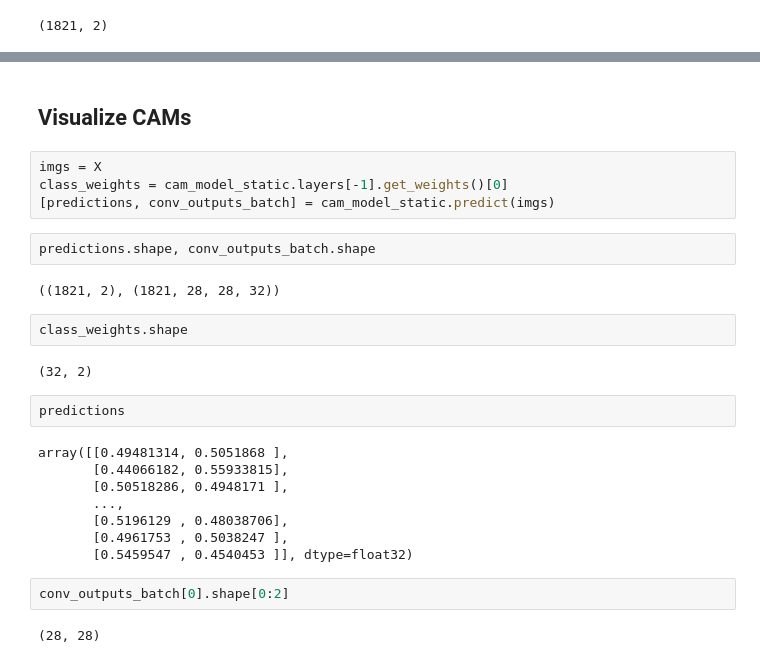
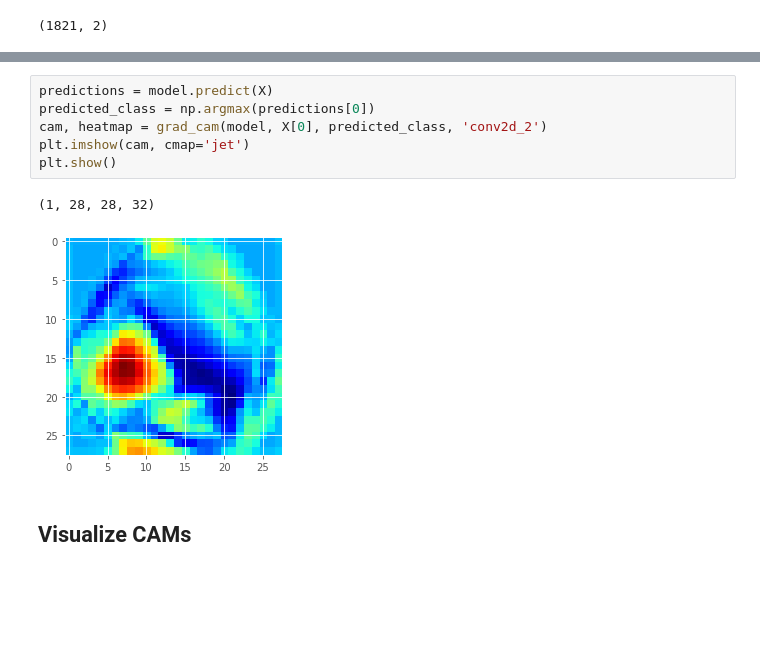
Before and after one commit to pdpino/EEG-Classification, a Jupyter notebook: Train.ipynb, the cells around one changed output, grey strips where cells are left out. Cells and saved outputs as stored; diff of their text form; blank space fills up the shorter version.

```diff
--- a/Train.ipynb
+++ b/Train.ipynb
@@ -260,28 +264,11 @@ cam_model_static.compile(loss='categorical_crossentropy', optimizer=opt, metrics
+# %%
+predictions = model.predict(X)
+predicted_class = np.argmax(predictions[0])
+cam, heatmap = grad_cam(model, X[0], predicted_class, 'conv2d_2')
+plt.imshow(cam, cmap='jet')
+plt.show()
+# %% [output]
+(1, 28, 28, 32)
+[figure, added]
 # %% [markdown]
 ## Visualize CAMs
-# %%
-imgs = X
-class_weights = cam_model_static.layers[-1].get_weights()[0]
-[predictions, conv_outputs_batch] = cam_model_static.predict(imgs)
-# %%
-predictions.shape, conv_outputs_batch.shape
-# %% [output]
-((1821, 2), (1821, 28, 28, 32))
-# %%
-class_weights.shape
-# %% [output]
-(32, 2)
-# %%
-predictions
-# %% [output]
-array([[0.49481314, 0.5051868 ],
-       [0.44066182, 0.55933815],
-       [0.50518286, 0.4948171 ],
-       ...,
-       [0.5196129 , 0.48038706],
-       [0.4961753 , 0.5038247 ],
-       [0.5459547 , 0.4540453 ]], dtype=float32)
-# %%
-conv_outputs_batch[0].shape[0:2]
-# %% [output]
-(28, 28)
```
Also changed, not shown: parts of 23 cells of this notebook, 1 other file.
